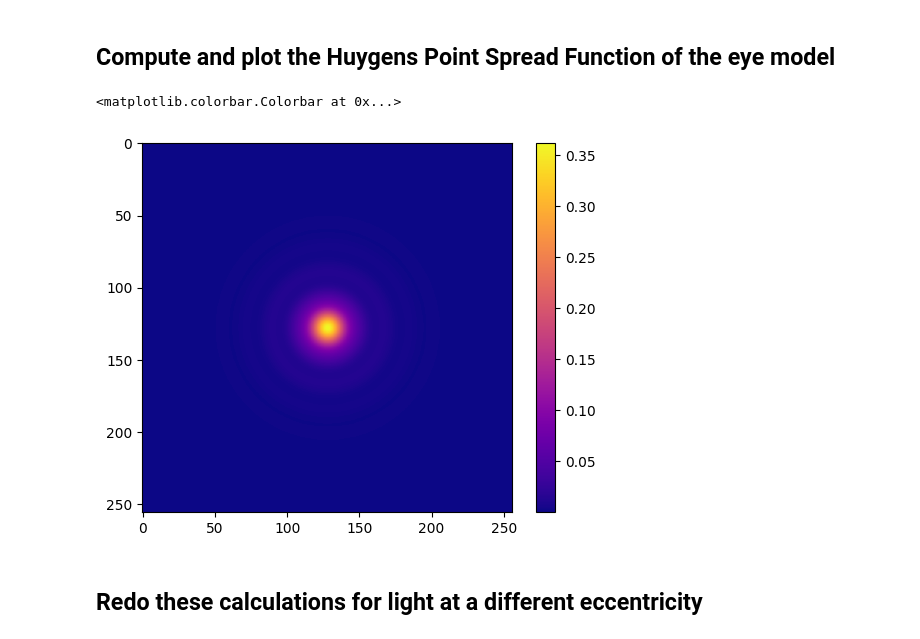
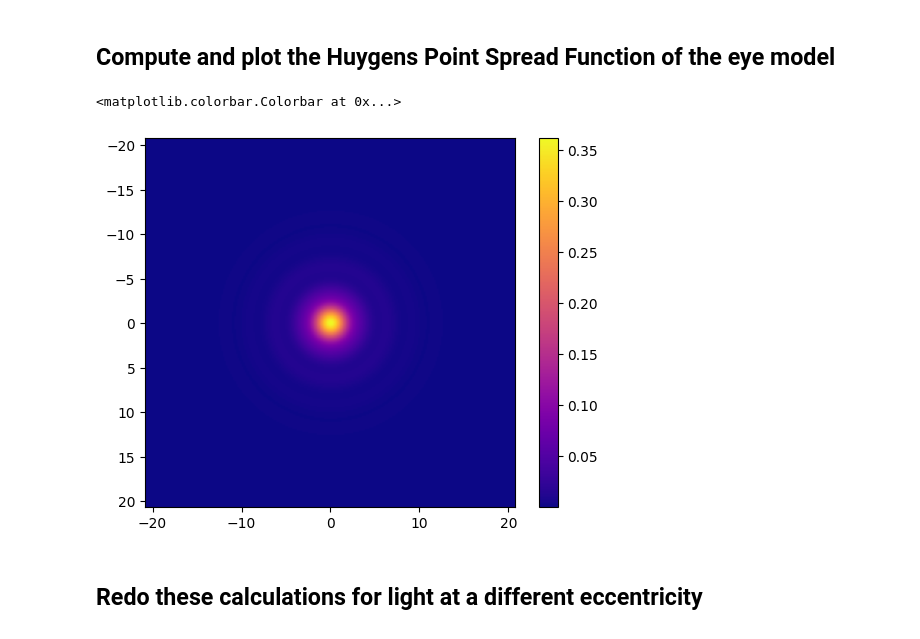
Before and after one commit to MREYE-LUMC/ZOSPy, a Jupyter notebook: examples/Escudero-Sanz eye model/Escudero-Sanz eye model.ipynb, the cells around one changed output. Saved outputs shown, nothing was run; the diff lists cells and outputs as text; code cells hidden in the pictures.

Commit message:
Convert Navarro eye example to use the new analysis format

```diff
--- a/examples/Escudero-Sanz eye model/Escudero-Sanz eye model.ipynb
+++ b/examples/Escudero-Sanz eye model/Escudero-Sanz eye model.ipynb
@@ -99,7 +99,9 @@ wl_1 = oss.SystemData.Wavelengths.GetWavelength(1)
 wl_1.Wavelength = wavelength / 1000  # convert to nanometer
 
 # Set aperture type
-oss.SystemData.Aperture.ApertureType = zp.constants.SystemData.ZemaxApertureType.FloatByStopSize
+oss.SystemData.Aperture.ApertureType = (
+    zp.constants.SystemData.ZemaxApertureType.FloatByStopSize
+)
 # %%
 # input beam (to visualize the input beam in the system viewer)
 input_beam = oss.LDE.InsertNewSurfaceAt(1)
@@ -192,15 +204,27 @@ draw_model(oss)
 # %% [markdown]
 ## Compute and plot the Huygens Point Spread Function of the eye model
 # %%
-psf = zp.analyses.psf.huygens_psf(oss, "256x256", "256x256", normalize=False, oncomplete=OnComplete.Sustain)
+psf_analysis = zp.analyses.psf.HuygensPSF(
+    pupil_sampling="256x256", image_sampling="256x256", normalize=False
+)
+psf = psf_analysis.run(oss, oncomplete=OnComplete.Sustain)
 # %%
 fig = plt.figure()
 ax = fig.add_subplot(111)
-im = ax.imshow(psf.Data, cmap="plasma")
+im = ax.imshow(
+    psf.data,
+    cmap="plasma",
+    extent=(
+        psf.data.columns[0],
+        psf.data.columns[-1],
+        psf.data.index[-1],
+        psf.data.index[0],
+    ),
+)
 plt.colorbar(im)
 # %% [output]
 <matplotlib.colorbar.Colorbar at 0x...>
-[figure, old version]
+[figure, new version]
 # %% [markdown]
 ## Redo these calculations for light at a different eccentricity
 # %%
```
Also changed, not shown: parts of 6 cells of this notebook.
